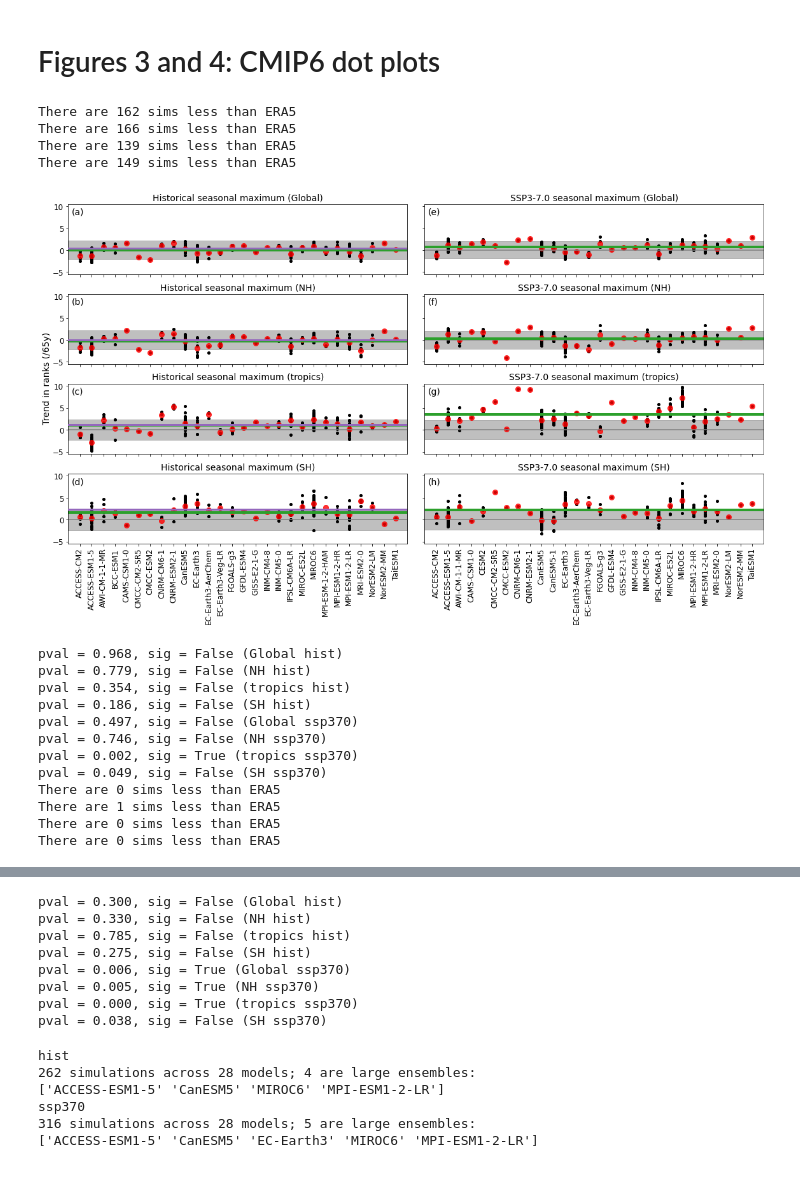
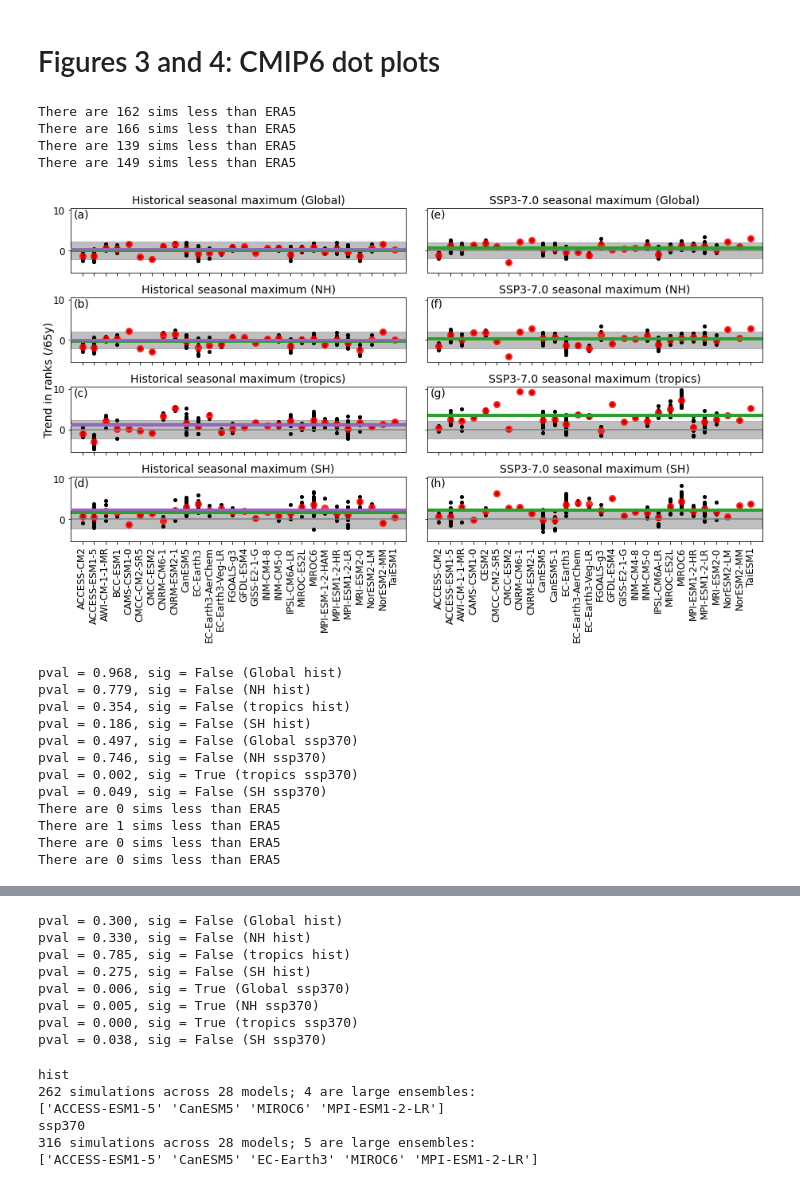
Before and after one commit to ktwu01/summer_extremes, a Jupyter notebook: summer_extremes/notebooks/make_figures.ipynb, the cells around one changed output, grey strips where cells are left out. Cells and saved outputs as stored; diff of their text form; code cells hidden in the pictures.

Commit message:
figures updated to work with PNAS formatting

```diff
--- a/summer_extremes/notebooks/make_figures.ipynb
+++ b/summer_extremes/notebooks/make_figures.ipynb
@@ -283,6 +286,7 @@ Correlation, cold tail, total vs precip: -0.53
 # Figures 3 and 4: CMIP6 dot plots
 # %%
 long_scenarios = 'Historical', 'SSP3-7.0'
+
 
 pvals = []
 obs_pvals = []
@@ -291,7 +295,7 @@ for m_ct, metric in enumerate(metrics_to_plot):
     ncols = len(scenarios)
     nrows = len(regions)
 
-    fig, axes = plt.subplots(figsize=(8*ncols, 2*nrows), ncols=ncols, nrows=nrows, sharey=True)
+    fig, axes = plt.subplots(figsize=(6.4*ncols, 1.6*nrows), ncols=ncols, nrows=nrows, sharey=True)
     fig.tight_layout(h_pad=1)
 
     letter_ct = 0
@@ -385,35 +389,35 @@ for m_ct, metric in enumerate(metrics_to_plot):
                          fontsize=fontsize)
             ax.tick_params(labelsize=labelsize)
             ax.text(0.01, 0.85, '(%s)' % letters[letter_ct], transform=ax.transAxes, fontsize=fontsize)
             letter_ct += 1
 
 
     if 'min' in metric:
         # TaiESM is a major outlier and is affecting all the axis limits
         # Will note that it is cut off in the caption
         ax.set_ylim(-15, 10)
 
     fig.text(0, 0.5, 'Trend in ranks (/%sy)' % trend_normalizer, fontsize=fontsize,
              va='center', rotation='vertical')
-    plt.savefig('%s/fig0%i.png' % (figdir, (3 + m_ct)), dpi=200, bbox_inches='tight')
+    plt.savefig('%s/fig0%i.pdf' % (figdir, (3 + m_ct)), dpi=200, bbox_inches='tight')
     plt.show()
 
     # Print out significance based on FDR control in each plot
     pvals_ts = np.array(pvals_EM)
     pcut_ts = hu_stats.get_FDR_cutoff(xr.DataArray(pvals_ts), alpha_fdr=alpha_fdr)
     is_sig_ts = pvals_ts <= pcut_ts
     counter = 0
     for s_ct, scenario in enumerate(scenarios):
         for r_ct, region in enumerate(regions):
             print('pval = %0.3f, sig = %s (%s %s)' % (pvals_ts[counter], is_sig_ts[counter].astype(bool),
                                                       region, scenario))
             counter += 1
 # %% [output]
 There are 162 sims less than ERA5
 There are 166 sims less than ERA5
 There are 139 sims less than ERA5
 There are 149 sims less than ERA5
-[figure, old version]
+[figure, new version]
 pval = 0.968, sig = False (Global hist)
 pval = 0.779, sig = False (NH hist)
 pval = 0.354, sig = False (tropics hist)
```
Also changed, not shown: parts of 4 cells of this notebook.
